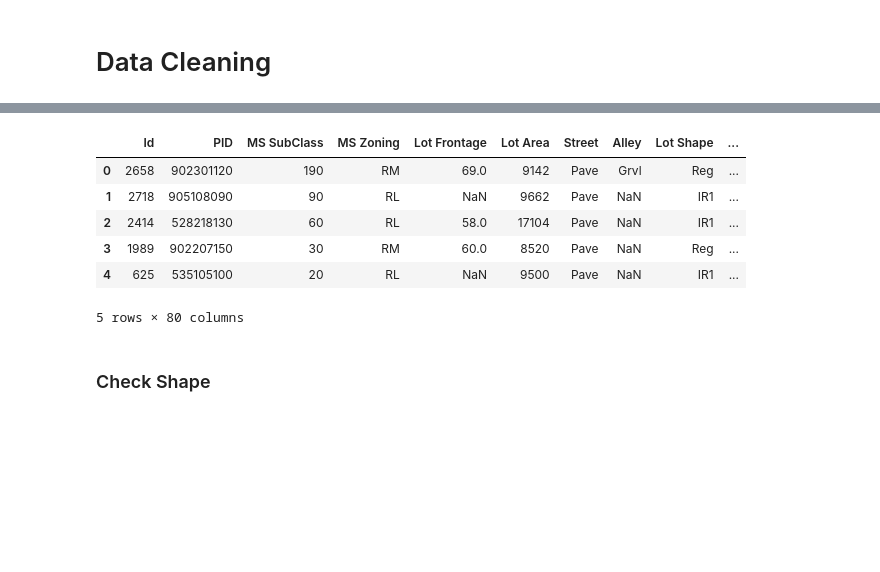
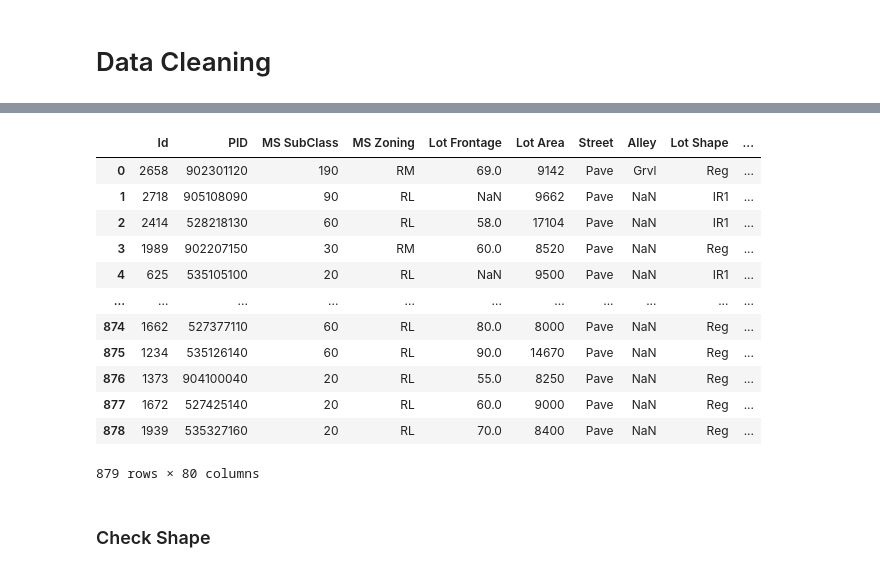
Before and after one commit to nan26/General_Assembly_Projects, a Jupyter notebook: Project2/1_Ames House Data Cleaning_1.ipynb, the cells around one changed output, grey strips where cells are left out. Cells and saved outputs as stored; diff of their text form; code cells hidden in the pictures; blank space fills up the shorter version.

```diff
--- a/Project2/1_Ames House Data Cleaning_1.ipynb
+++ b/Project2/1_Ames House Data Cleaning_1.ipynb
@@ -68,13 +83,19 @@ Data dictioanary can be found [here](https://www.kaggle.com/c/dsi-us-6-project-2
 # %%
-test_df.head()
+test_df
 # %% [output]
 |  | Id | PID | MS SubClass | MS Zoning | Lot Frontage | Lot Area | Street | Alley | Lot Shape | ... |
 | 0 | 2658 | 902301120 | 190 | RM | 69.0 | 9142 | Pave | Grvl | Reg | ... |
 | 1 | 2718 | 905108090 | 90 | RL | NaN | 9662 | Pave | NaN | IR1 | ... |
 | 2 | 2414 | 528218130 | 60 | RL | 58.0 | 17104 | Pave | NaN | IR1 | ... |
 | 3 | 1989 | 902207150 | 30 | RM | 60.0 | 8520 | Pave | NaN | Reg | ... |
 | 4 | 625 | 535105100 | 20 | RL | NaN | 9500 | Pave | NaN | IR1 | ... |
+| ... | ... | ... | ... | ... | ... | ... | ... | ... | ... | ... |
+| 874 | 1662 | 527377110 | 60 | RL | 80.0 | 8000 | Pave | NaN | Reg | ... |
+| 875 | 1234 | 535126140 | 60 | RL | 90.0 | 14670 | Pave | NaN | Reg | ... |
+| 876 | 1373 | 904100040 | 20 | RL | 55.0 | 8250 | Pave | NaN | Reg | ... |
+| 877 | 1672 | 527425140 | 20 | RL | 60.0 | 9000 | Pave | NaN | Reg | ... |
+| 878 | 1939 | 535327160 | 20 | RL | 70.0 | 8400 | Pave | NaN | Reg | ... |
-5 rows × 80 columns
+879 rows × 80 columns
 # %% [markdown]
 ### Check Shape
 # %%
```
Also changed, not shown: parts of 85 cells of this notebook, 11 other files.
